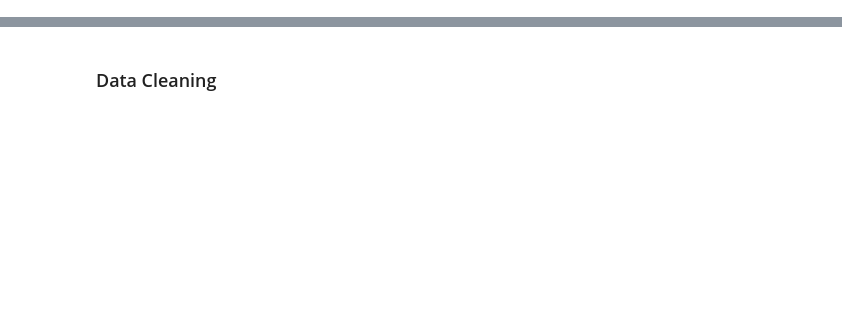
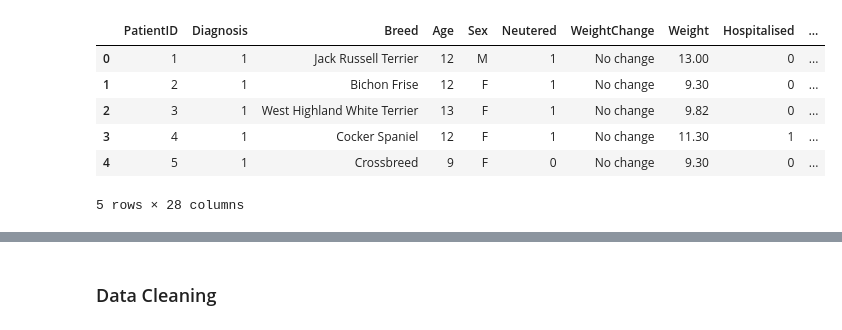
Before and after one commit to Kopixx/Project-4, a Jupyter notebook: logistic_regression_model.ipynb, the cells around one changed output, grey strips where cells are left out. Drawn from its saved outputs; the diff is of its cells as text; code cells hidden in the pictures; blank space fills up the shorter version.

```diff
--- a/logistic_regression_model.ipynb
+++ b/logistic_regression_model.ipynb
@@ -13 +33,12 @@ from sklearn.preprocessing import StandardScaler
+# %%
+#Preview the df
+data_df.head()
+# %% [output]
+|  | PatientID | Diagnosis | Breed | Age | Sex | Neutered | WeightChange | Weight | Hospitalised | ... |
+| 0 | 1 | 1 | Jack Russell Terrier | 12 | M | 1 | No change | 13.00 | 0 | ... |
+| 1 | 2 | 1 | Bichon Frise | 12 | F | 1 | No change | 9.30 | 0 | ... |
+| 2 | 3 | 1 | West Highland White Terrier | 13 | F | 1 | No change | 9.82 | 0 | ... |
+| 3 | 4 | 1 | Cocker Spaniel | 12 | F | 1 | No change | 11.30 | 1 | ... |
+| 4 | 5 | 1 | Crossbreed | 9 | F | 0 | No change | 9.30 | 0 | ... |
+5 rows × 28 columns
 # %%
```
Also changed, not shown: parts of 12 cells of this notebook, 6 other files.
